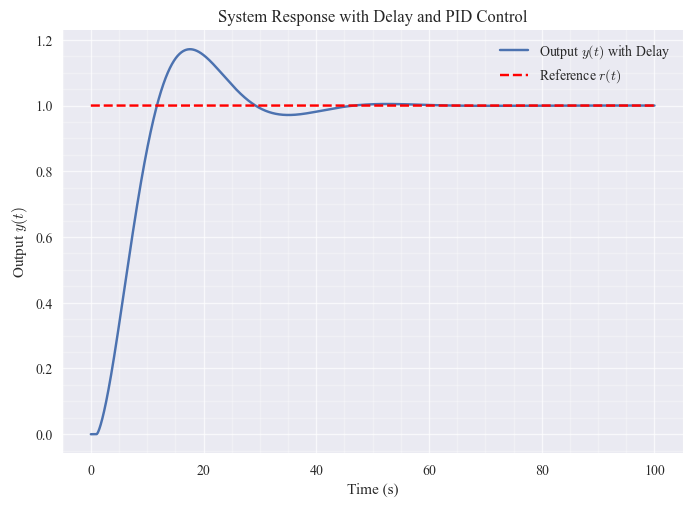
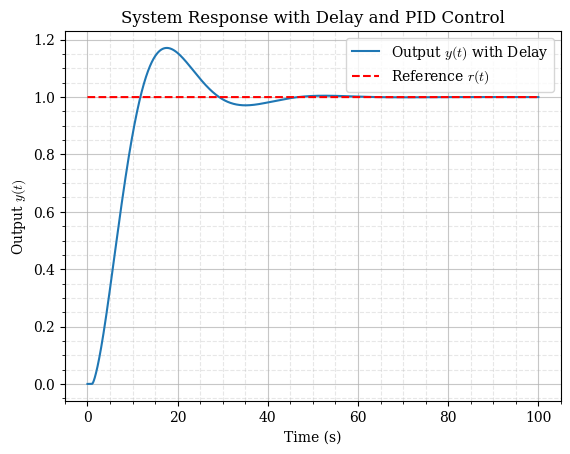
The notebook cell's code change between the first figure and the second:
--- before
+++ after
@@ -17,5 +17,5 @@
 plt.plot(t_sim, y_T[1:], label="Output $y(t)$ with Delay")
 plt.plot(t_sim, r, "r--", label="Reference $r(t)$")
-plt.grid(True, which="minor", alpha=0.3)
+plt.grid(True, which="minor", alpha=0.3, linestyle="--")
 plt.grid(True, which="major", alpha=0.7)
 plt.xlabel("Time (s)")

Commit: plot Update matplotlib style and font settings